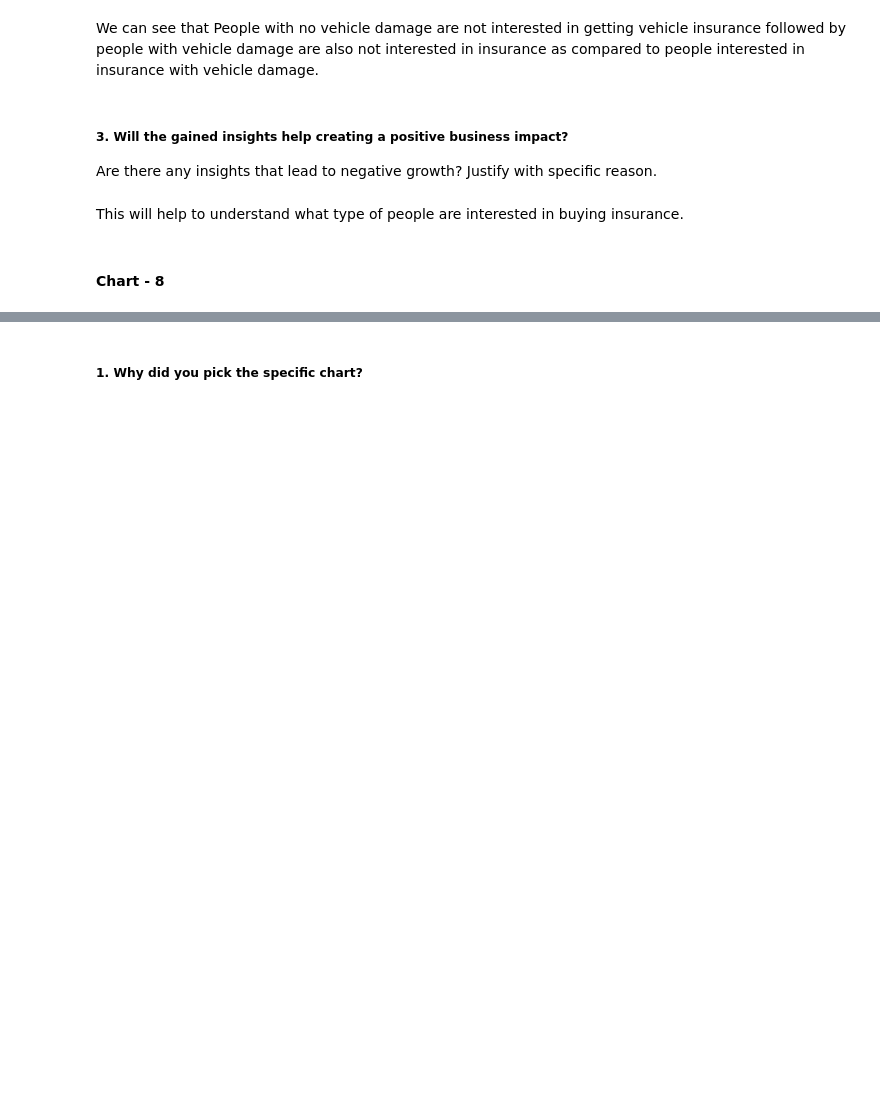
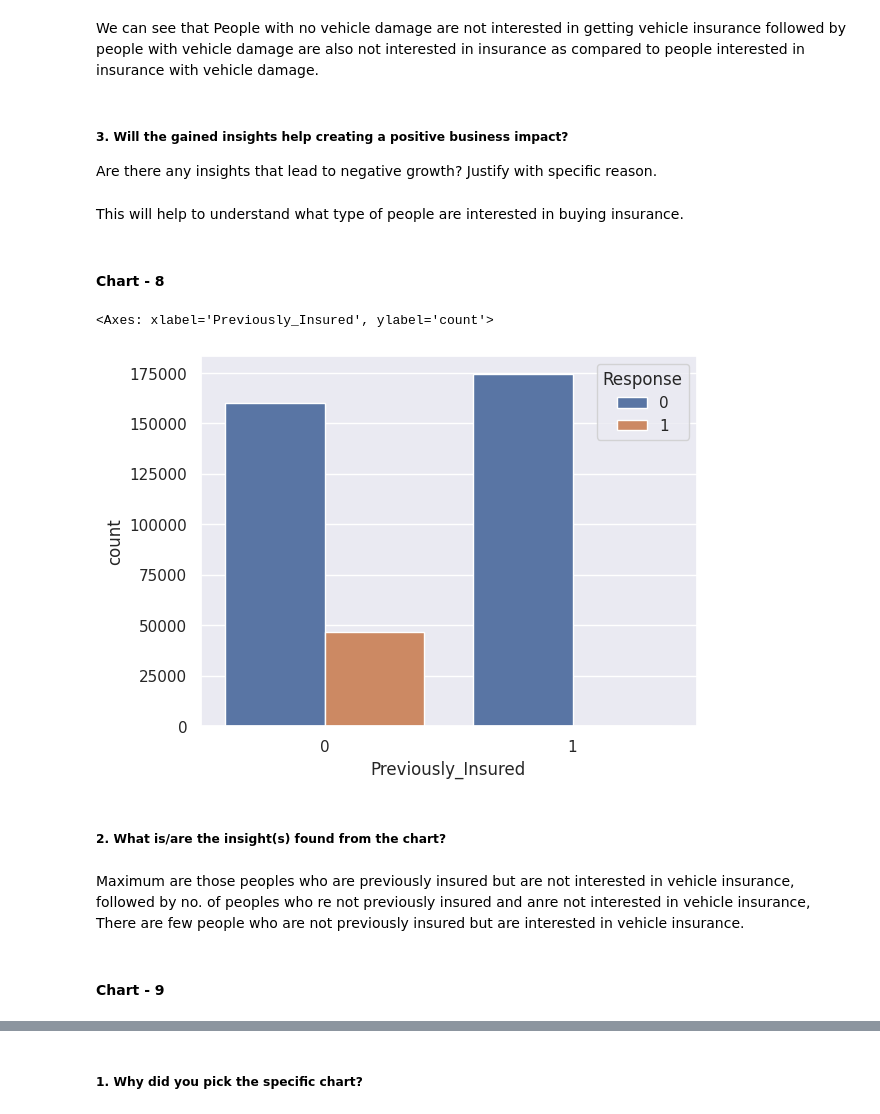
Before and after one commit to adityapatil4141/Health-Insurance-Cross-Sell-Prediction, a Jupyter notebook: Health_Insurance_Cross_Sell_Prediction.ipynb, the cells around one changed output, grey strips where cells are left out. Drawn from its saved outputs; the diff is of its cells as text; code cells hidden in the pictures; blank space fills up the shorter version.

Commit message:
insights

```diff
--- a/Health_Insurance_Cross_Sell_Prediction.ipynb
+++ b/Health_Insurance_Cross_Sell_Prediction.ipynb
@@ -327,4 +490,18 @@ Are there any insights that lead to negative growth? Justify with specific reaso
 This will help to understand what type of people are interested in buying insurance.
 # %% [markdown]
 #### Chart - 8
+# %%
+# Chart - 8 visualization code
+df.head()
+# Perviously insured peoples and their response:
+sns.countplot(data=df,x= 'Previously_Insured',hue='Response')
+# %% [output]
+<Axes: xlabel='Previously_Insured', ylabel='count'>
+[figure, added]
+# %% [markdown]
+##### 2. What is/are the insight(s) found from the chart?
+# %% [markdown]
+Maximum are those peoples who are previously insured but are not interested in vehicle insurance, followed by no. of peoples who re not previously insured and anre not interested in vehicle insurance, There are few people who are not previously insured but are interested in vehicle insurance.
+# %% [markdown]
+#### Chart - 9
 # %%
```
Also changed, not shown: parts of 206 cells of this notebook.
